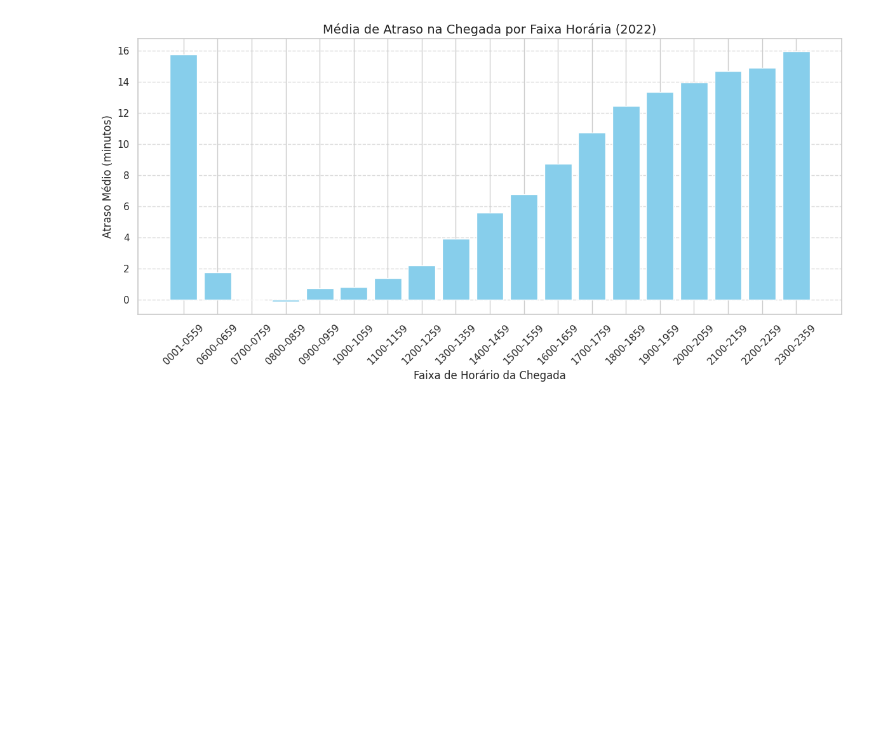
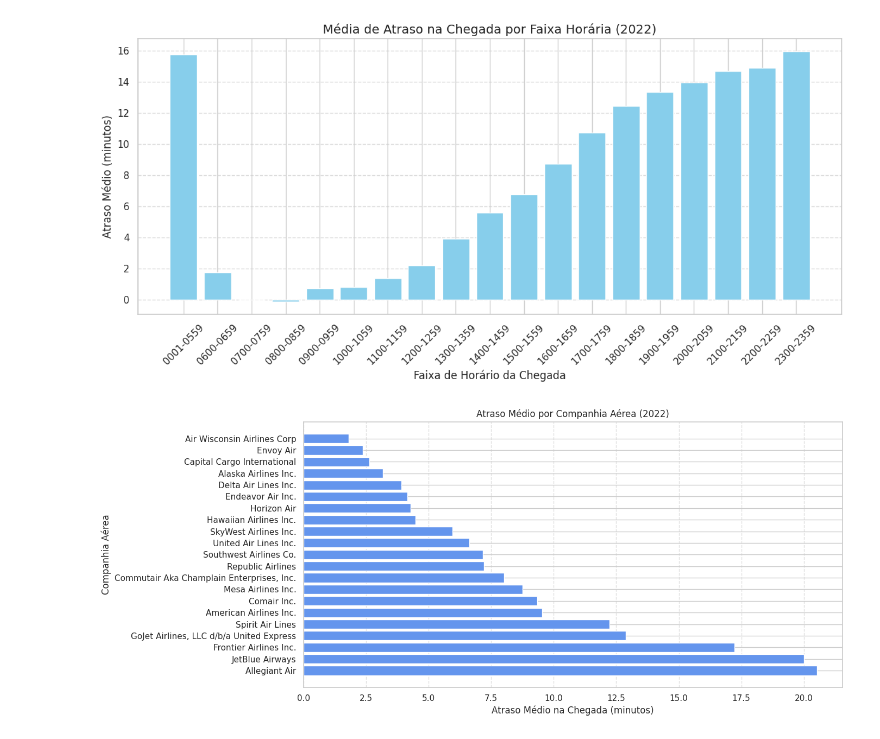
Before and after one commit to icarob-eng/data-science-airlines, a Jupyter notebook: main.ipynb, the cells around one changed output. Drawn from its saved outputs; the diff is of its cells as text; code cells hidden in the pictures; blank space fills up the shorter version.

```diff
--- a/main.ipynb
+++ b/main.ipynb
@@ -87,3 +84,29 @@ plt.tight_layout()
 plt.show()
 # %% [output]
 [figure]
+# %%
+import matplotlib.pyplot as plt
+
+df_2022 = dados_voos[2022]
+
+# Agrupa por companhia aérea e calcula a média de atraso na chegada
+media_atraso_por_companhia = (
+    df_2022.groupby('Airline')['ArrDelay']
+    .mean()
+    .reset_index()
+    .sort_values('ArrDelay', ascending=False)
+)
+
+x = media_atraso_por_companhia['Airline']
+y = media_atraso_por_companhia['ArrDelay']
+
+plt.figure(figsize=(14, 6))
+plt.barh(x, y, color='cornflowerblue')
+plt.xlabel('Atraso Médio na Chegada (minutos)')
+plt.ylabel('Companhia Aérea')
+plt.title('Atraso Médio por Companhia Aérea (2022)')
+plt.grid(axis='x', linestyle='--', alpha=0.6)
+plt.tight_layout()
+plt.show()
+# %% [output]
+[figure, added]
```
Also changed, not shown: parts of 3 cells of this notebook.
